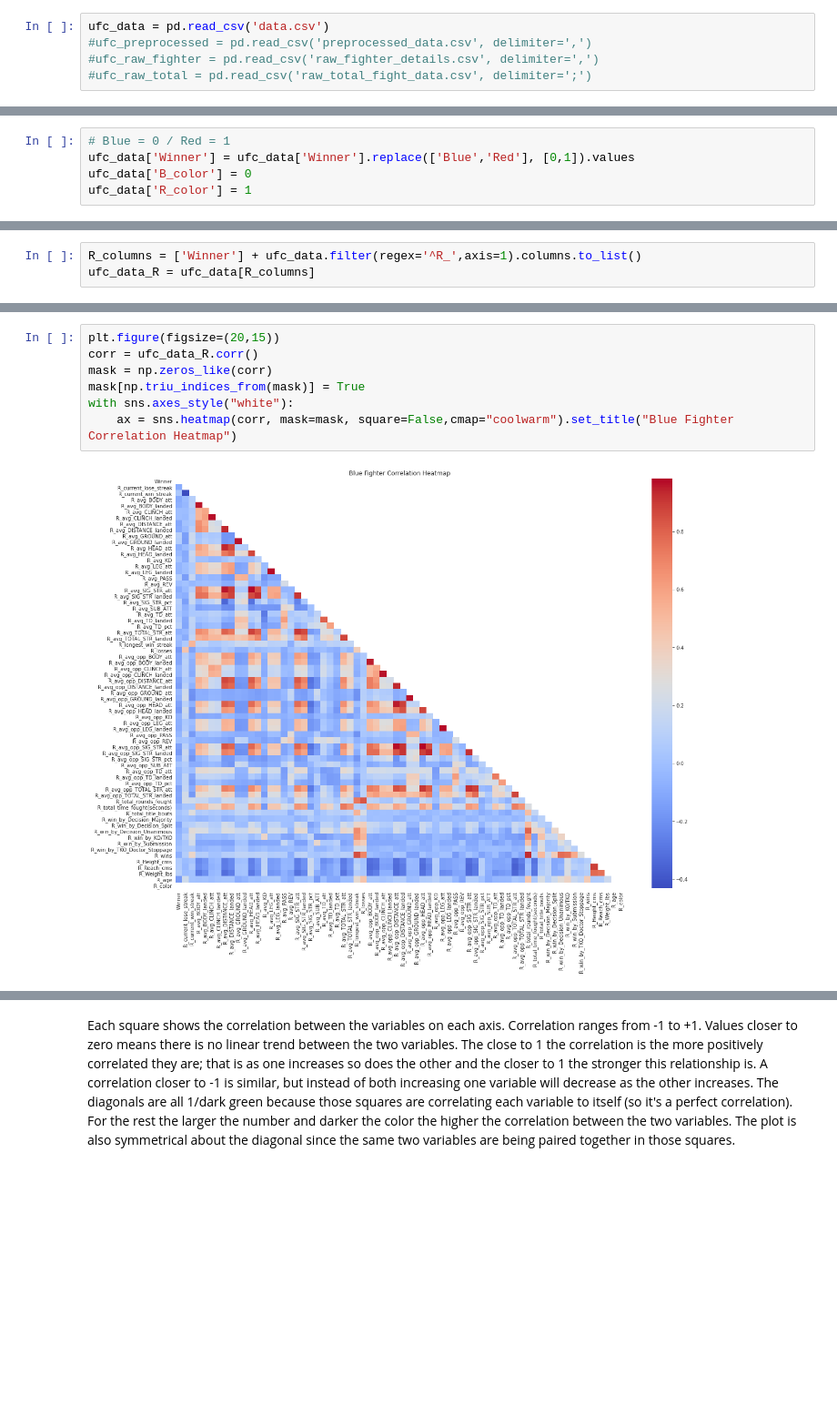
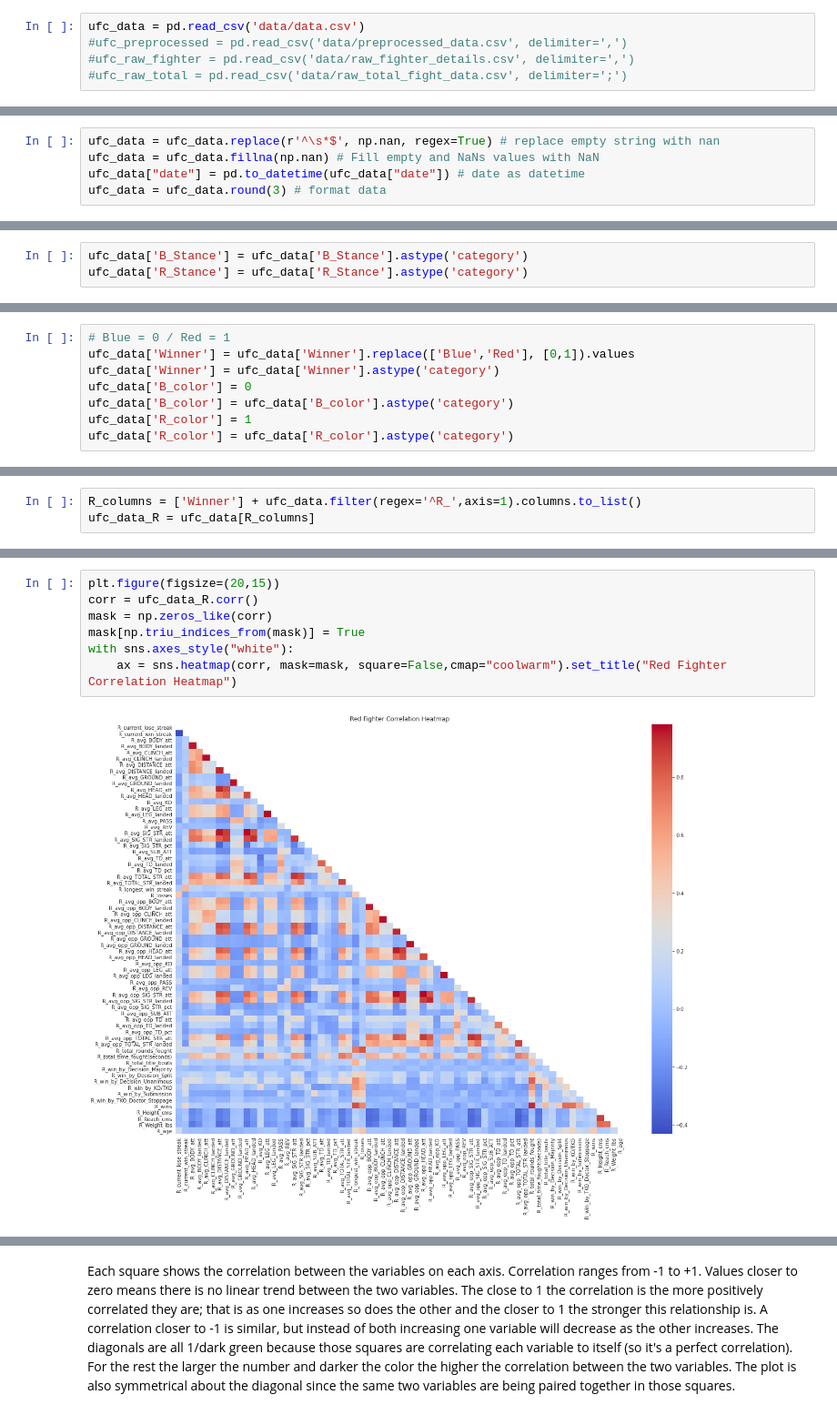
Before and after one commit to arariba/ufc-prediction, a Jupyter notebook: UFC.ipynb, the cells around one changed output, grey strips where cells are left out. Shown at 91% size. Saved outputs shown, nothing was run; the diff lists cells and outputs as text; blank space fills up the shorter version.

Commit message:
heatmap, pairplot, and data path

```diff
--- a/UFC.ipynb
+++ b/UFC.ipynb
@@ -17,5 +19,5 @@ import seaborn as sns
 # %%
-ufc_data = pd.read_csv('data.csv')
-#ufc_preprocessed = pd.read_csv('preprocessed_data.csv', delimiter=',')
-#ufc_raw_fighter = pd.read_csv('raw_fighter_details.csv', delimiter=',')
-#ufc_raw_total = pd.read_csv('raw_total_fight_data.csv', delimiter=';')
+ufc_data = pd.read_csv('data/data.csv')
+#ufc_preprocessed = pd.read_csv('data/preprocessed_data.csv', delimiter=',')
+#ufc_raw_fighter = pd.read_csv('data/raw_fighter_details.csv', delimiter=',')
+#ufc_raw_total = pd.read_csv('data/raw_total_fight_data.csv', delimiter=';')
@@ -143,0 +162,5 @@ ufc_data.shape
+# %%
+ufc_data = ufc_data.replace(r'^\s*$', np.nan, regex=True) # replace empty string with nan
+ufc_data = ufc_data.fillna(np.nan) # Fill empty and NaNs values with NaN
+ufc_data["date"] = pd.to_datetime(ufc_data["date"]) # date as datetime
+ufc_data = ufc_data.round(3) # format data
@@ -338,3 +373,6 @@ dtype: int64
+# %%
+ufc_data['B_Stance'] = ufc_data['B_Stance'].astype('category')
+ufc_data['R_Stance'] = ufc_data['R_Stance'].astype('category')
 # %%
 plt.figure(figsize=(20,4))
 sns.countplot(y="Winner", data=ufc_data,palette=["Red","Blue"])
@@ -346,8 +384,11 @@ Vemos no gráfico acima que a cor é relevante!
 # %%
 # Blue = 0 / Red = 1
 ufc_data['Winner'] = ufc_data['Winner'].replace(['Blue','Red'], [0,1]).values
+ufc_data['Winner'] = ufc_data['Winner'].astype('category')
 ufc_data['B_color'] = 0
+ufc_data['B_color'] = ufc_data['B_color'].astype('category')
 ufc_data['R_color'] = 1
+ufc_data['R_color'] = ufc_data['R_color'].astype('category')
 # %%
 B_columns = ['Winner'] + ufc_data.filter(regex='^B_',axis=1).columns.to_list()
 ufc_data_B = ufc_data[B_columns]
@@ -366,9 +407,9 @@ with sns.axes_style("white"):
 # %%
 plt.figure(figsize=(20,15))
 corr = ufc_data_R.corr()
 mask = np.zeros_like(corr)
 mask[np.triu_indices_from(mask)] = True
 with sns.axes_style("white"):
-    ax = sns.heatmap(corr, mask=mask, square=False,cmap="coolwarm").set_title("Blue Fighter Correlation Heatmap")
+    ax = sns.heatmap(corr, mask=mask, square=False,cmap="coolwarm").set_title("Red Fighter Correlation Heatmap")
 # %% [output]
-[figure, old version]
+[figure, new version]
```
Also changed, not shown: parts of 22 cells of this notebook, 4 other files.
